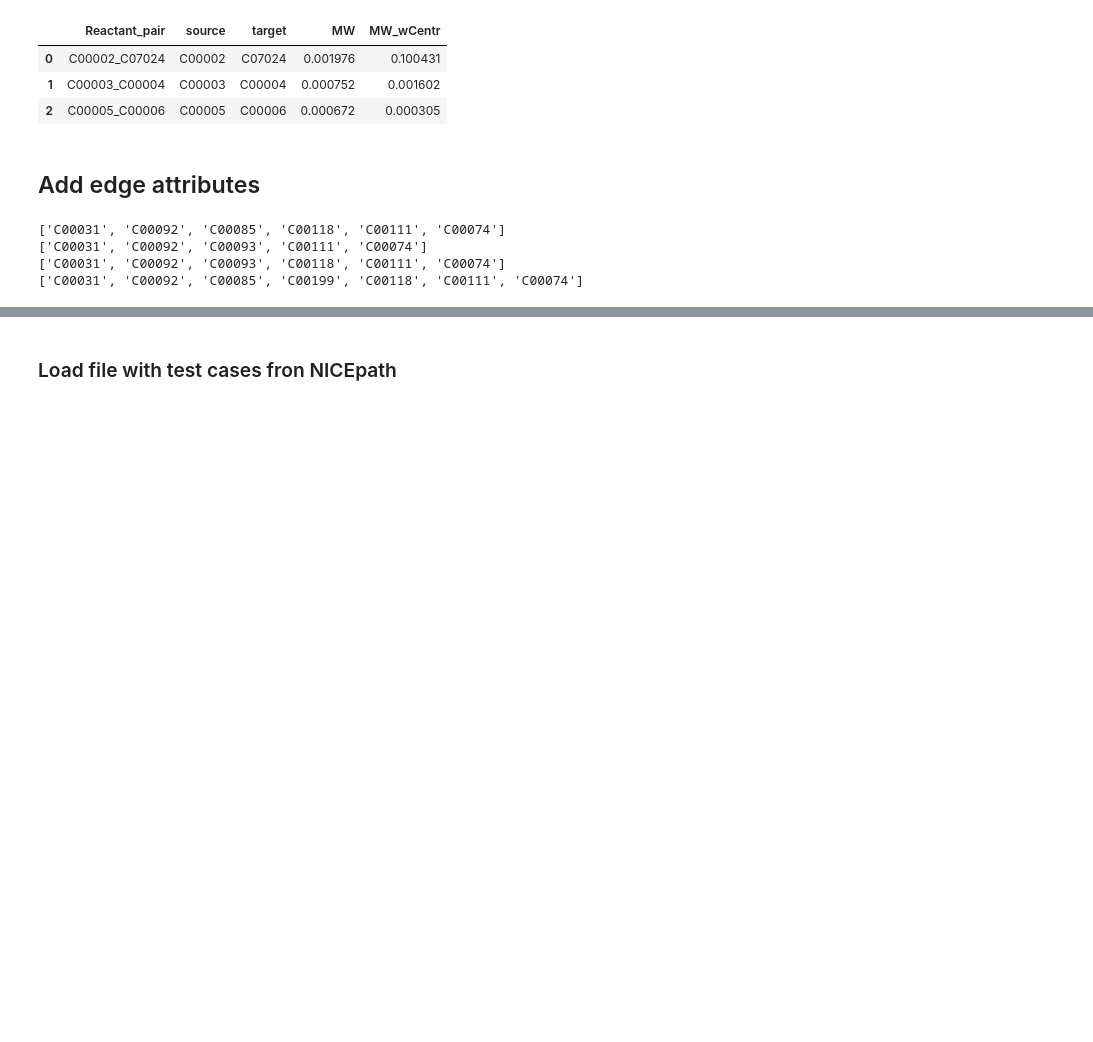
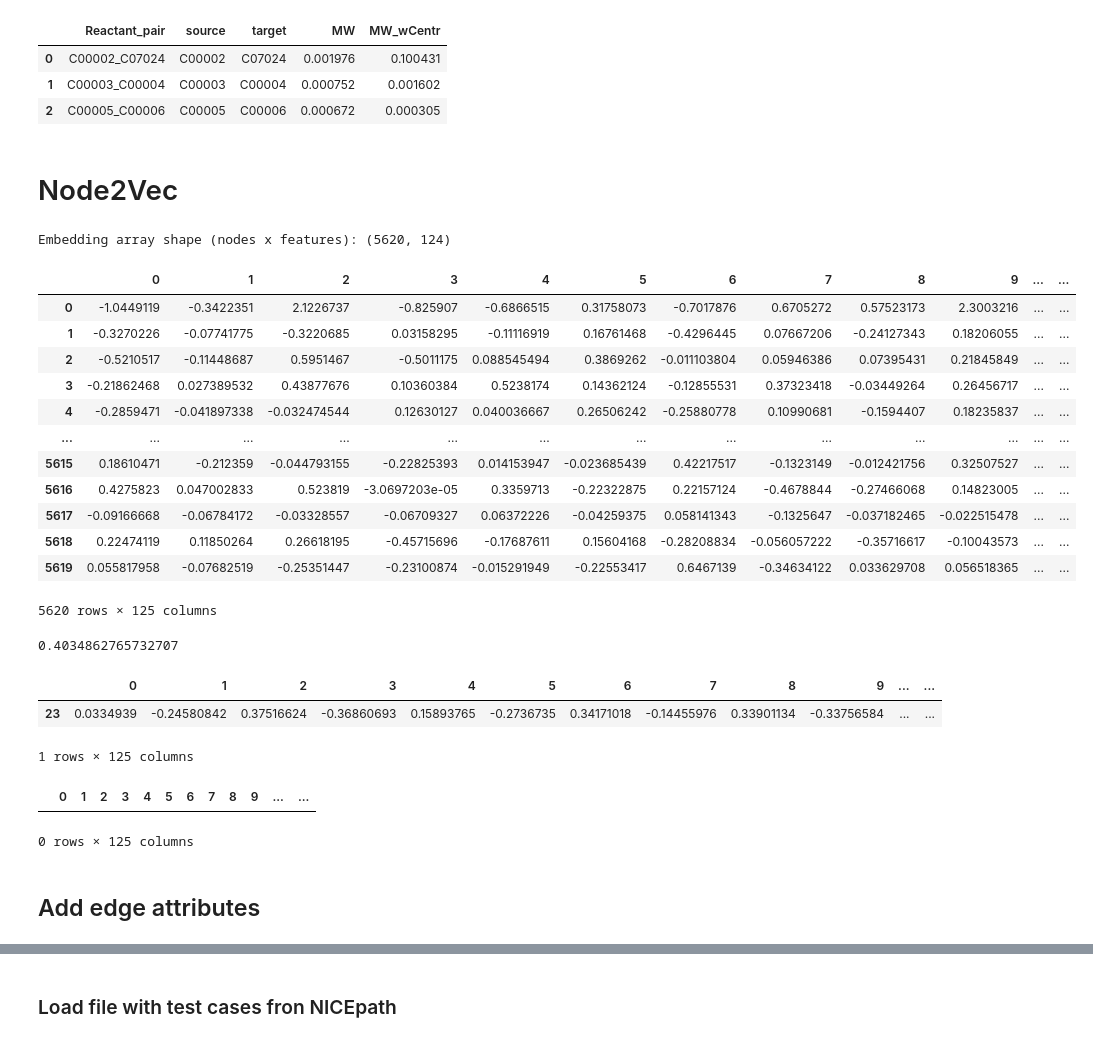
Before and after one commit to costasmexis/pathwayFinder, a Jupyter notebook: main-Copy1.ipynb, the cells around one changed output, grey strips where cells are left out. Drawn from its saved outputs; the diff is of its cells as text; code cells hidden in the pictures; blank space fills up the shorter version.

Commit message:
Node2Vec

```diff
--- a/main-Copy1.ipynb
+++ b/main-Copy1.ipynb
@@ -295,6 +312,71 @@ display(pairs.head(3))
 | 0 | C00002_C07024 | C00002 | C07024 | 0.001976 | 0.100431 |
 | 1 | C00003_C00004 | C00003 | C00004 | 0.000752 | 0.001602 |
 | 2 | C00005_C00006 | C00005 | C00006 | 0.000672 | 0.000305 |
+# %% [markdown]
+# Node2Vec
+# %%
+from karateclub import Node2Vec
+
+# Map node names to integers
+mapping = {node: i for i, node in enumerate(G.nodes())}
+G = nx.relabel_nodes(G, mapping)
+
+" Perform node embedding using Node2Vec "
+N2vec_model = Node2Vec(walk_number=3, walk_length=20,q=.25,\
+                       dimensions=124)
+N2vec_model.fit(G)
+N2Vec_embedding = N2vec_model.get_embedding()
+print('Embedding array shape (nodes x features):',N2Vec_embedding.shape )
+# %% [output]
+Embedding array shape (nodes x features): (5620, 124)
+# %%
+# Add a new column to data.x with the node names from the mapping
+node_names = [None] * len(N2Vec_embedding)
+
+for node, index in mapping.items():
+    node_names[index] = node
+n2v_data = np.column_stack((N2Vec_embedding, node_names))
+n2v_data = pd.DataFrame(n2v_data)
+# %%
+n2v_data
+# %% [output]
+|  | 0 | 1 | 2 | 3 | 4 | 5 | 6 | 7 | 8 | 9 | ... | ... |
+| 0 | -1.0449119 | -0.3422351 | 2.1226737 | -0.825907 | -0.6866515 | 0.31758073 | -0.7017876 | 0.6705272 | 0.57523173 | 2.3003216 | ... | ... |
+| 1 | -0.3270226 | -0.07741775 | -0.3220685 | 0.03158295 | -0.11116919 | 0.16761468 | -0.4296445 | 0.07667206 | -0.24127343 | 0.18206055 | ... | ... |
+| 2 | -0.5210517 | -0.11448687 | 0.5951467 | -0.5011175 | 0.088545494 | 0.3869262 | -0.011103804 | 0.05946386 | 0.07395431 | 0.21845849 | ... | ... |
+| 3 | -0.21862468 | 0.027389532 | 0.43877676 | 0.10360384 | 0.5238174 | 0.14362124 | -0.12855531 | 0.37323418 | -0.03449264 | 0.26456717 | ... | ... |
+| 4 | -0.2859471 | -0.041897338 | -0.032474544 | 0.12630127 | 0.040036667 | 0.26506242 | -0.25880778 | 0.10990681 | -0.1594407 | 0.18235837 | ... | ... |
+| ... | ... | ... | ... | ... | ... | ... | ... | ... | ... | ... | ... | ... |
+| 5615 | 0.18610471 | -0.212359 | -0.044793155 | -0.22825393 | 0.014153947 | -0.023685439 | 0.42217517 | -0.1323149 | -0.012421756 | 0.32507527 | ... | ... |
+| 5616 | 0.4275823 | 0.047002833 | 0.523819 | -3.0697203e-05 | 0.3359713 | -0.22322875 | 0.22157124 | -0.4678844 | -0.27466068 | 0.14823005 | ... | ... |
+| 5617 | -0.09166668 | -0.06784172 | -0.03328557 | -0.06709327 | 0.06372226 | -0.04259375 | 0.058141343 | -0.1325647 | -0.037182465 | -0.022515478 | ... | ... |
+| 5618 | 0.22474119 | 0.11850264 | 0.26618195 | -0.45715696 | -0.17687611 | 0.15604168 | -0.28208834 | -0.056057222 | -0.35716617 | -0.10043573 | ... | ... |
+| 5619 | 0.055817958 | -0.07682519 | -0.25351447 | -0.23100874 | -0.015291949 | -0.22553417 | 0.6467139 | -0.34634122 | 0.033629708 | 0.056518365 | ... | ... |
+5620 rows × 125 columns
+# %%
+from sklearn.metrics.pairwise import cosine_similarity
+from scipy.stats import pearsonr
+
+# Suppose you have the node embeddings in a dictionary called 'embeddings'
+u_embedding = n2v_data.iloc[23,:-1]
+v_embedding = n2v_data.iloc[24,:-1]
+
+similarity = cosine_similarity(u_embedding.values.reshape(1, -1), \
+                               v_embedding.values.reshape(1, -1))[0, 0]
+print(similarity)
+# %% [output]
+0.4034862765732707
+# %%
+n2v_data[n2v_data[124] == 'C00031']
+# %% [output]
+|  | 0 | 1 | 2 | 3 | 4 | 5 | 6 | 7 | 8 | 9 | ... | ... |
+| 23 | 0.0334939 | -0.24580842 | 0.37516624 | -0.36860693 | 0.15893765 | -0.2736735 | 0.34171018 | -0.14455976 | 0.33901134 | -0.33756584 | ... | ... |
+1 rows × 125 columns
+# %%
+n2v_data[n2v_data[124] == 'C00103']
+# %% [output]
+|  | 0 | 1 | 2 | 3 | 4 | 5 | 6 | 7 | 8 | 9 | ... | ... |
+0 rows × 125 columns
 # %% [markdown]
 ## Add edge attributes
 # %%
@@ -323,9 +404,0 @@ paths = nx.shortest_simple_paths(G, source, target, weight='weight')
-# %%
-for idx, val in enumerate(paths):
-    print(val)
-    if idx == 3: break
-# %% [output]
-['C00031', 'C00092', 'C00085', 'C00118', 'C00111', 'C00074']
-['C00031', 'C00092', 'C00093', 'C00111', 'C00074']
-['C00031', 'C00092', 'C00093', 'C00118', 'C00111', 'C00074']
-['C00031', 'C00092', 'C00085', 'C00199', 'C00118', 'C00111', 'C00074']
```
Also changed, not shown: parts of 23 cells of this notebook, 1 other file.
